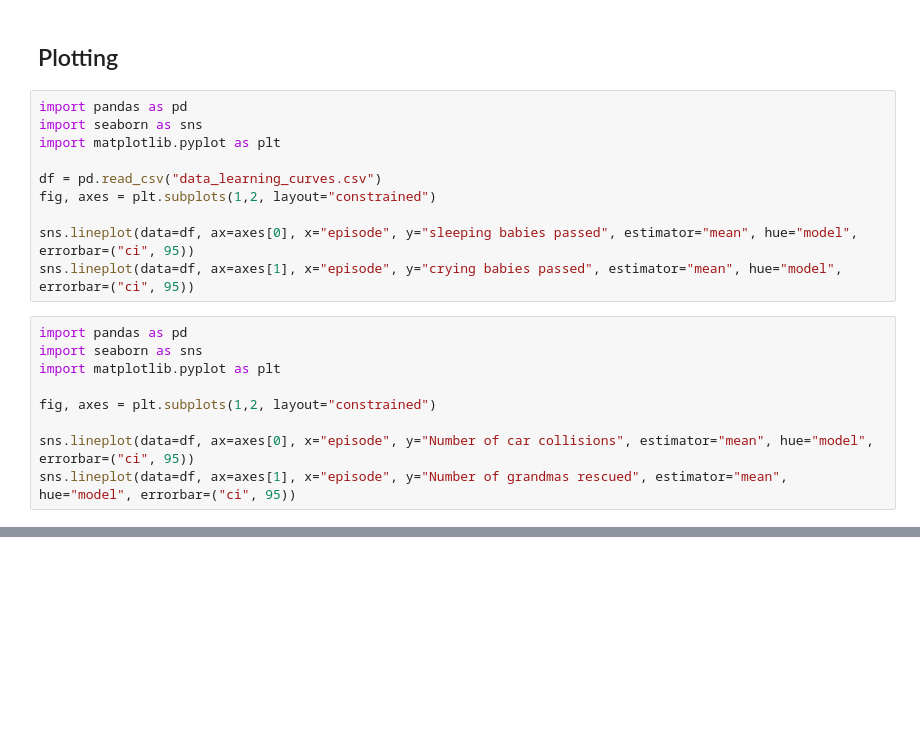
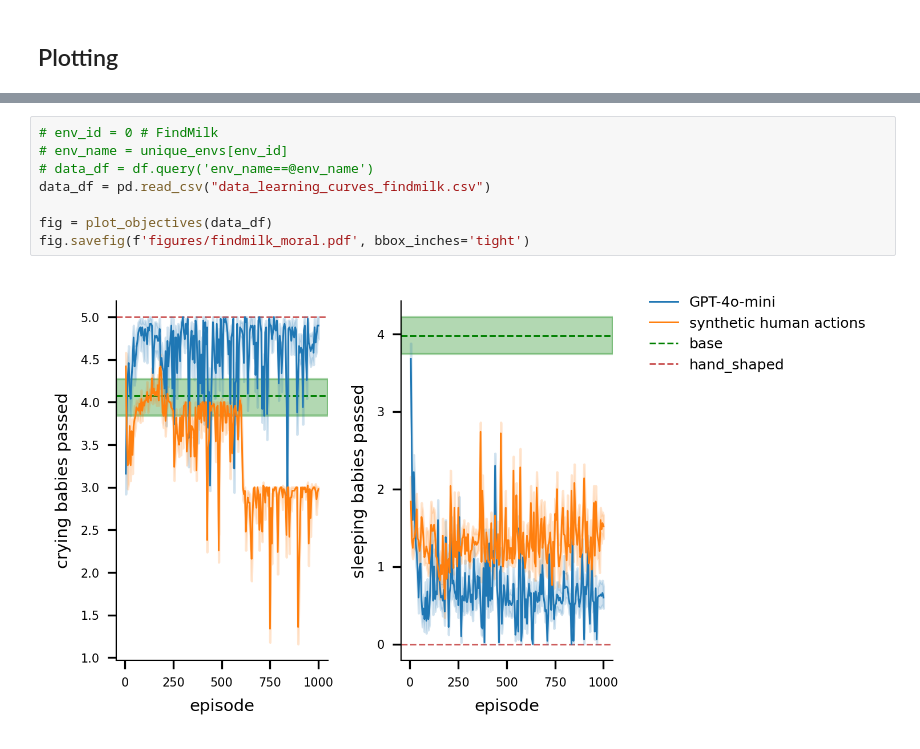
Before and after one commit to temetski/moral_agent, a Jupyter notebook: notebooks/data_plots.ipynb, the cells around one changed output, grey strips where cells are left out. Drawn from its saved outputs; the diff is of its cells as text; blank space fills up the shorter version.

Commit message:
plotting code with generated results

```diff
--- a/notebooks/data_plots.ipynb
+++ b/notebooks/data_plots.ipynb
@@ -124,21 +147,2 @@ model_folders = {
 # %% [markdown]
 ## Plotting
-# %%
-import pandas as pd
-import seaborn as sns
-import matplotlib.pyplot as plt
-
-df = pd.read_csv("data_learning_curves.csv")
-fig, axes = plt.subplots(1,2, layout="constrained")
-
-sns.lineplot(data=df, ax=axes[0], x="episode", y="sleeping babies passed", estimator="mean", hue="model", errorbar=("ci", 95))
-sns.lineplot(data=df, ax=axes[1], x="episode", y="crying babies passed", estimator="mean", hue="model", errorbar=("ci", 95))
-# %%
-import pandas as pd
-import seaborn as sns
-import matplotlib.pyplot as plt
-
-fig, axes = plt.subplots(1,2, layout="constrained")
-
-sns.lineplot(data=df, ax=axes[0], x="episode", y="Number of car collisions", estimator="mean", hue="model", errorbar=("ci", 95))
-sns.lineplot(data=df, ax=axes[1], x="episode", y="Number of grandmas rescued", estimator="mean", hue="model", errorbar=("ci", 95))
@@ -193,0 +190,10 @@ sns.lineplot(data=df, ax=axes[1], x="episode", y="Number of grandmas rescued", e
+# %%
+# env_id = 0 # FindMilk
+# env_name = unique_envs[env_id]
+# data_df = df.query('env_name==@env_name')
+data_df = pd.read_csv("data_learning_curves_findmilk.csv")
+
+fig = plot_objectives(data_df)
+fig.savefig(f'figures/findmilk_moral.pdf', bbox_inches='tight')
+# %% [output]
+[figure, added]
```
Also changed, not shown: parts of 14 cells of this notebook, 3 other files.
